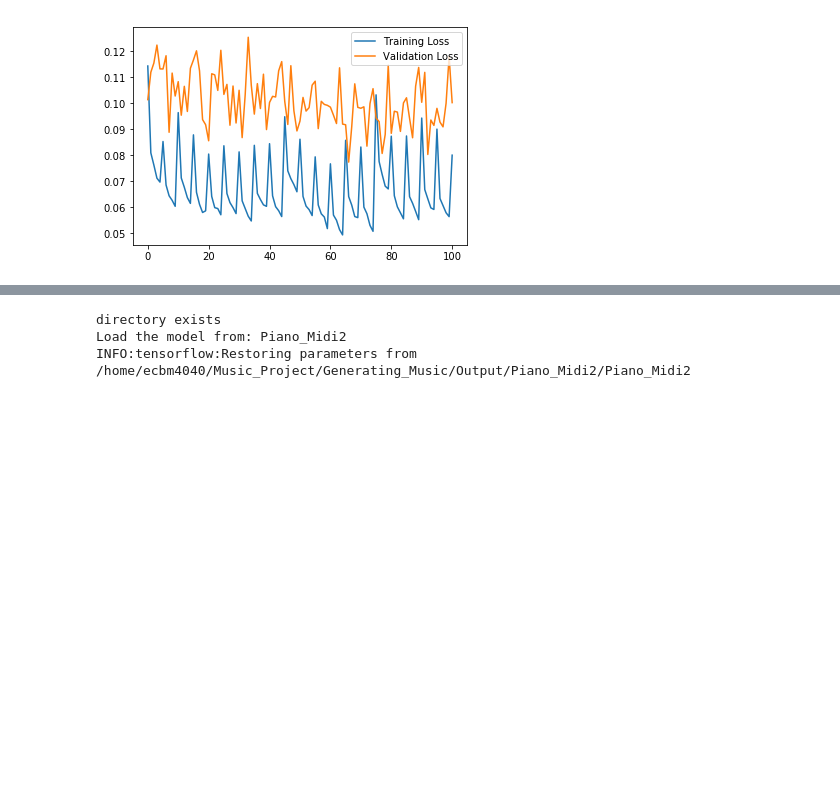
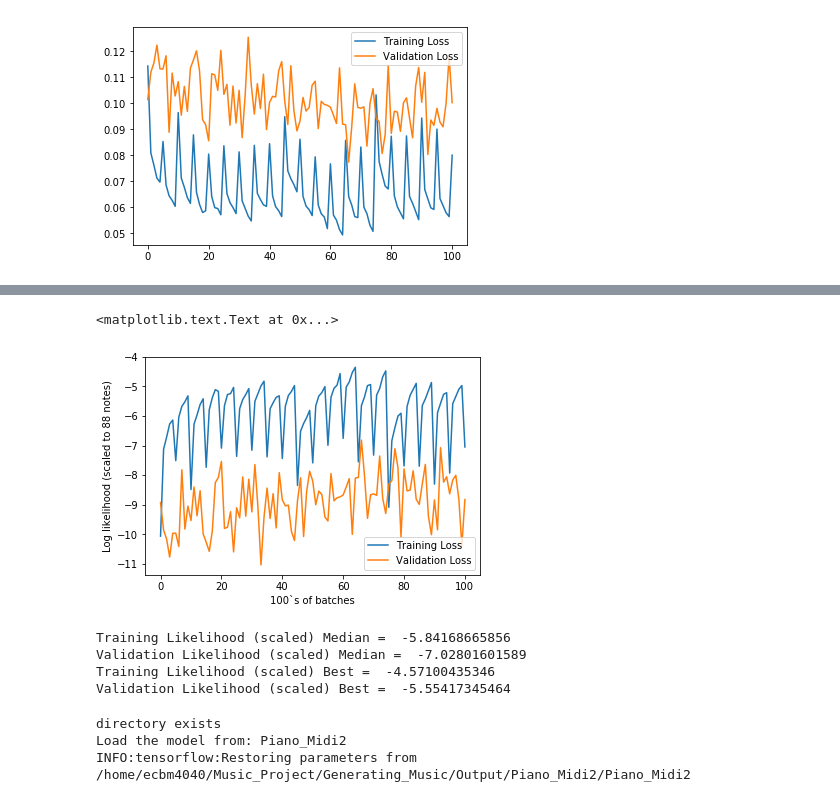
Before and after one commit to nikhil-kotecha/Generating_Music, a Jupyter notebook: Main.ipynb, the cells around one changed output, grey strips where cells are left out. Saved outputs shown, nothing was run; the diff lists cells and outputs as text; code cells hidden in the pictures; blank space fills up the shorter version.

```diff
--- a/Main.ipynb
+++ b/Main.ipynb
@@ -286,3 +363,28 @@ Training time =  9927.76597905159  seconds
+# %%
+# Plot the loss histories
+plt.plot([-88 * x for x in loss_hist], label="Training Loss")
+plt.plot([-88*x for x in loss_valid_hist], label="Validation Loss")
+plt.legend()
+plt.show
+plt.xlabel('100`s of batches')
+plt.ylabel('Log likelihood (scaled to 88 notes)')
+# %% [output]
+<matplotlib.text.Text at 0x...>
+[figure, added]
+# %%
+#scaled_likelihood_train = np.mean(training_loss_ave*88/78)
+#scaled_likelihood_val = np.mean(validation_loss_ave*88/78)
+
+print('Training Likelihood (scaled) Median = ', np.median(training_loss_ave))
+print('Validation Likelihood (scaled) Median = ', np.median(validation_loss_ave))
+
+print('Training Likelihood (scaled) Best = ', np.max(training_loss_ave))
+print('Validation Likelihood (scaled) Best = ', np.max(validation_loss_ave))
+# %% [output]
+Training Likelihood (scaled) Median =  -5.84168665856
+Validation Likelihood (scaled) Median =  -7.02801601589
+Training Likelihood (scaled) Best =  -4.57100435346
+Validation Likelihood (scaled) Best =  -5.55417345464
 # %%
 # Music Generation
 # input = initial note vector
```
Also changed, not shown: parts of 2 cells of this notebook.
